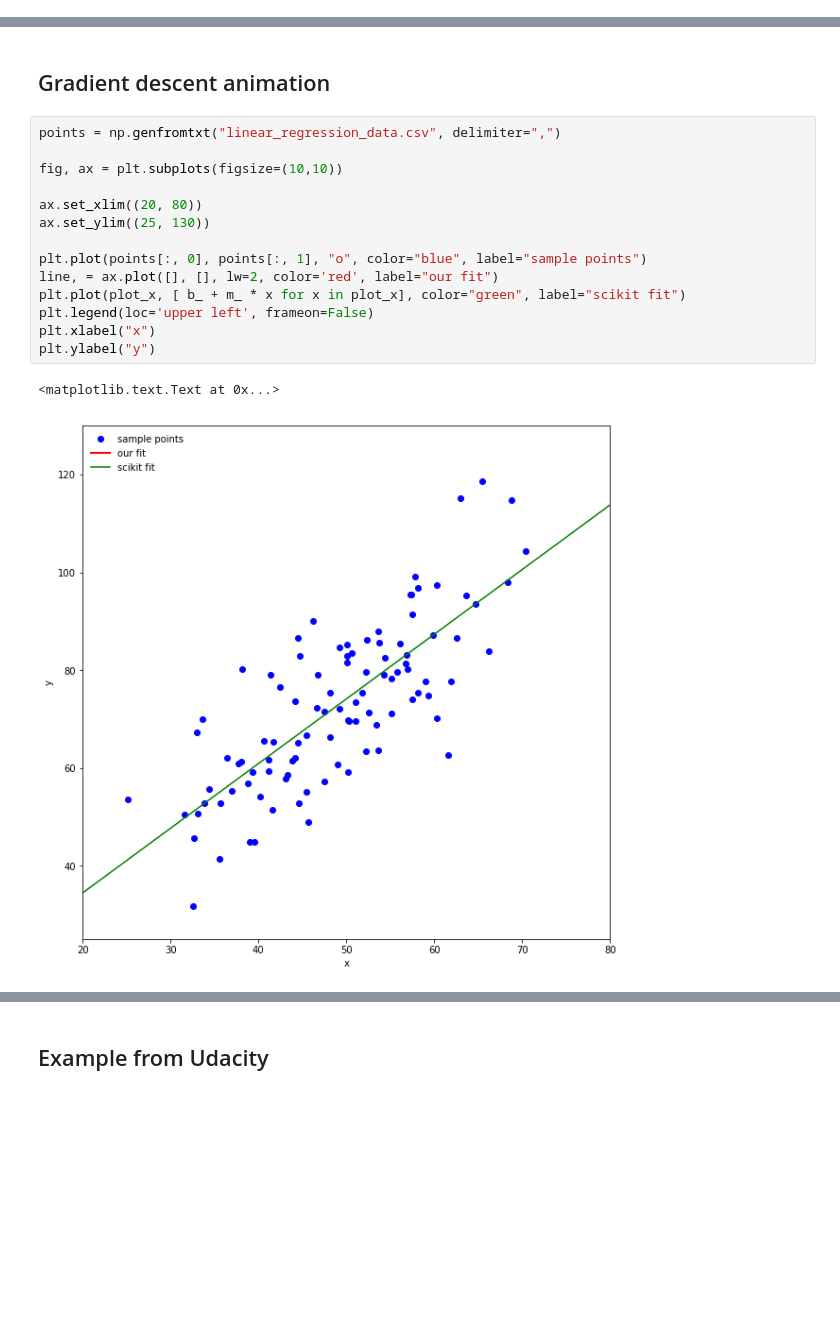
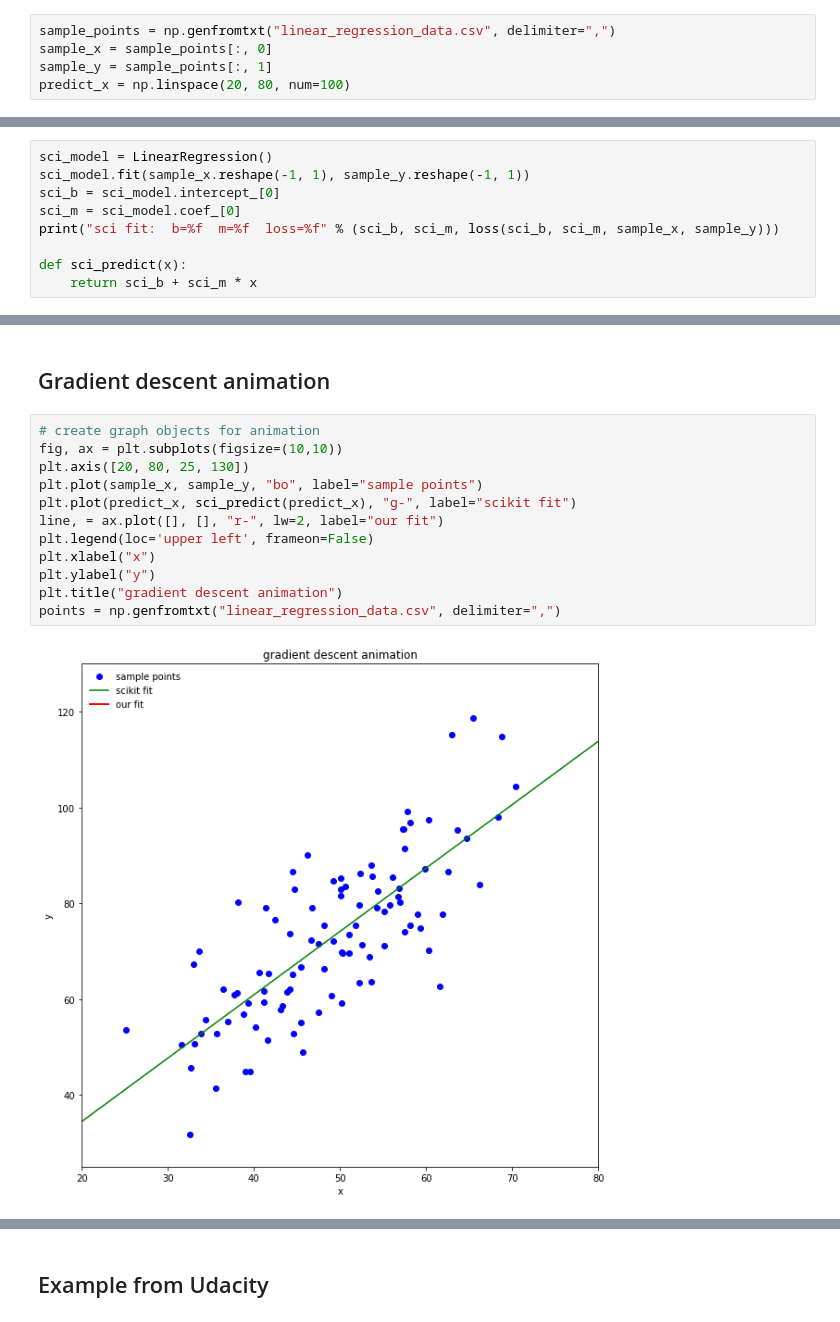
Before and after one commit to soloman817/udacity-ml, a Jupyter notebook: notebooks/linear_regression.ipynb, the cells around one changed output, grey strips where cells are left out. Drawn from its saved outputs; the diff is of its cells as text; blank space fills up the shorter version.

Commit message:
linear regression (refactor)

```diff
--- a/notebooks/linear_regression.ipynb
+++ b/notebooks/linear_regression.ipynb
@@ -98,2 +100,7 @@ def gradient(b, m, points):
+# %%
+sample_points = np.genfromtxt("linear_regression_data.csv", delimiter=",")
+sample_x = sample_points[:, 0]
+sample_y = sample_points[:, 1]
+predict_x = np.linspace(20, 80, num=100)
 # %% [markdown]
 ## Fit ourselves
@@ -157,0 +141,9 @@ y(88.234530) = 124.675101   y(88.234530) = 124.675101
+# %%
+sci_model = LinearRegression()
+sci_model.fit(sample_x.reshape(-1, 1), sample_y.reshape(-1, 1))
+sci_b = sci_model.intercept_[0]
+sci_m = sci_model.coef_[0]
+print("sci fit:  b=%f  m=%f  loss=%f" % (sci_b, sci_m, loss(sci_b, sci_m, sample_x, sample_y)))
+
+def sci_predict(x):
+    return sci_b + sci_m * x
@@ -175,20 +188,17 @@ plt.ylabel("y")
 # %% [markdown]
 ## Gradient descent animation
 # %%
-points = np.genfromtxt("linear_regression_data.csv", delimiter=",")
-
+# create graph objects for animation
 fig, ax = plt.subplots(figsize=(10,10))
-
-ax.set_xlim((20, 80))
-ax.set_ylim((25, 130))
-
-plt.plot(points[:, 0], points[:, 1], "o", color="blue", label="sample points")
-line, = ax.plot([], [], lw=2, color='red', label="our fit")
-plt.plot(plot_x, [ b_ + m_ * x for x in plot_x], color="green", label="scikit fit")
+plt.axis([20, 80, 25, 130])
+plt.plot(sample_x, sample_y, "bo", label="sample points")
+plt.plot(predict_x, sci_predict(predict_x), "g-", label="scikit fit")
+line, = ax.plot([], [], "r-", lw=2, label="our fit")
 plt.legend(loc='upper left', frameon=False)
 plt.xlabel("x")
 plt.ylabel("y")
+plt.title("gradient descent animation")
+points = np.genfromtxt("linear_regression_data.csv", delimiter=",")
 # %% [output]
-<matplotlib.text.Text at 0x...>
-[figure, old version]
+[figure, new version]
 # %%
```
Also changed, not shown: parts of 12 cells of this notebook.
